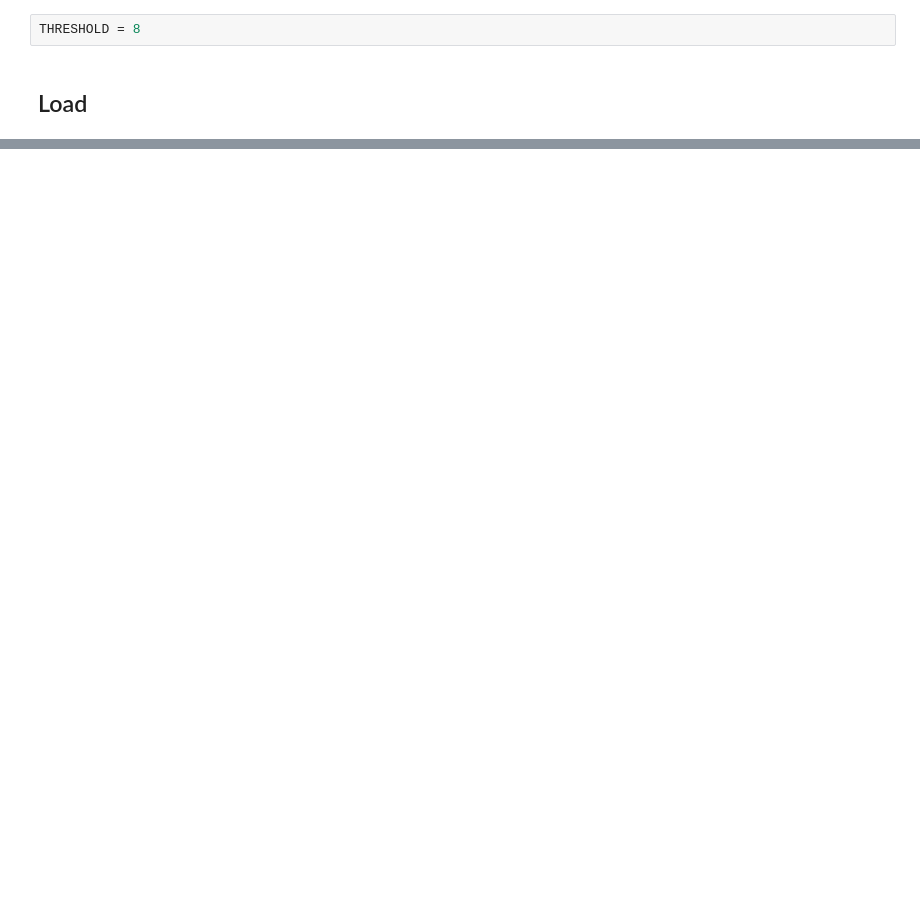
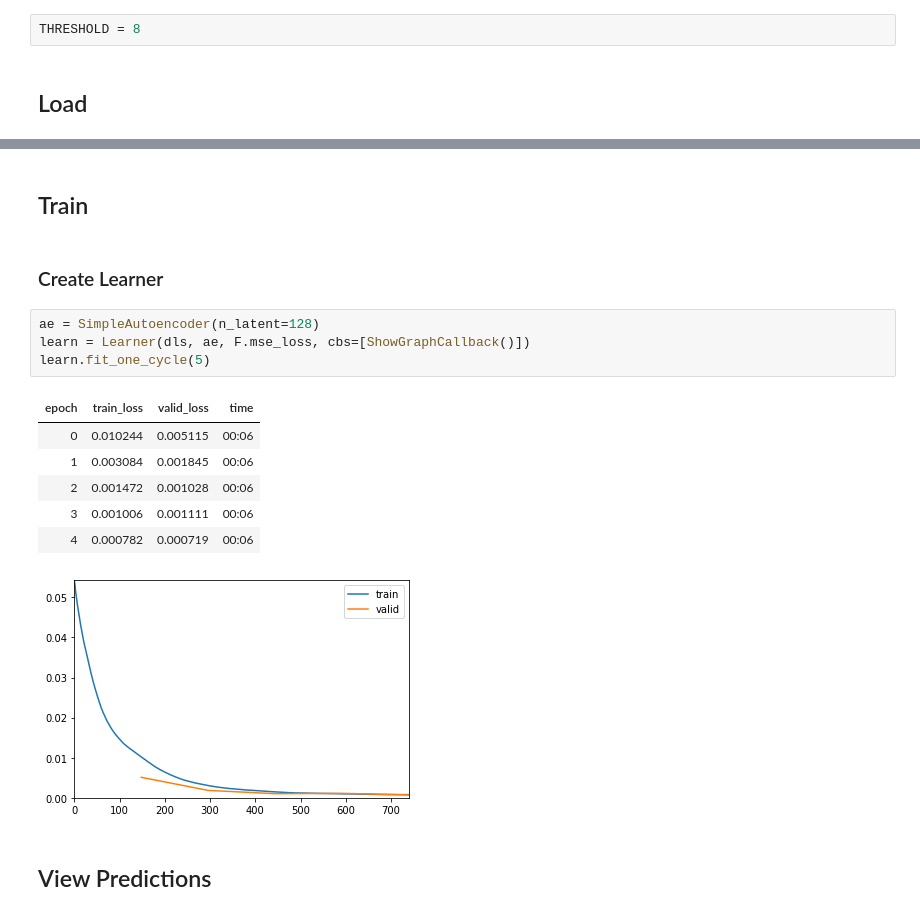
Before and after one commit to ThomasWarford/band-fingerprint, a Jupyter notebook: autoencoder/train.ipynb, the cells around one changed output, grey strips where cells are left out. Saved outputs shown, nothing was run; the diff lists cells and outputs as text; blank space fills up the shorter version.

```diff
--- a/autoencoder/train.ipynb
+++ b/autoencoder/train.ipynb
@@ -26,0 +28,18 @@ dls.show_batch()
+# %% [markdown]
+## Train
+# %% [markdown]
+### Create Learner
+# %%
+ae = SimpleAutoencoder(n_latent=128)
+learn = Learner(dls, ae, F.mse_loss, cbs=[ShowGraphCallback()])
+learn.fit_one_cycle(5)
+# %% [output]
+| epoch | train_loss | valid_loss | time |
+| 0 | 0.010244 | 0.005115 | 00:06 |
+| 1 | 0.003084 | 0.001845 | 00:06 |
+| 2 | 0.001472 | 0.001028 | 00:06 |
+| 3 | 0.001006 | 0.001111 | 00:06 |
+| 4 | 0.000782 | 0.000719 | 00:06 |
+[figure, added]
+# %% [markdown]
+## View Predictions
```
Also changed, not shown: parts of 3 cells of this notebook, 2 other files.
